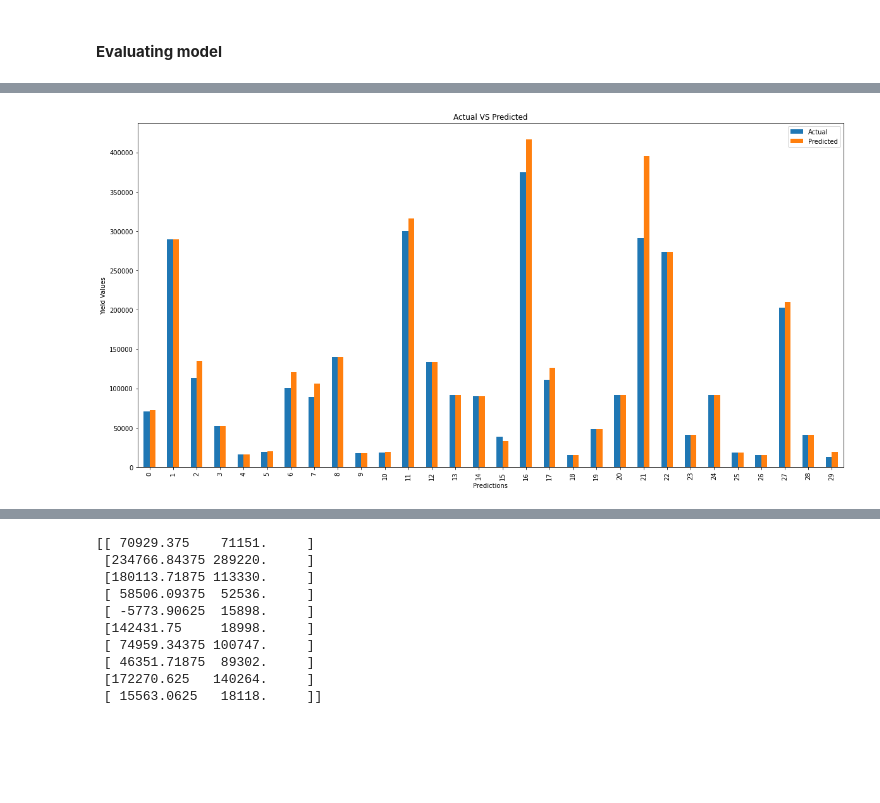
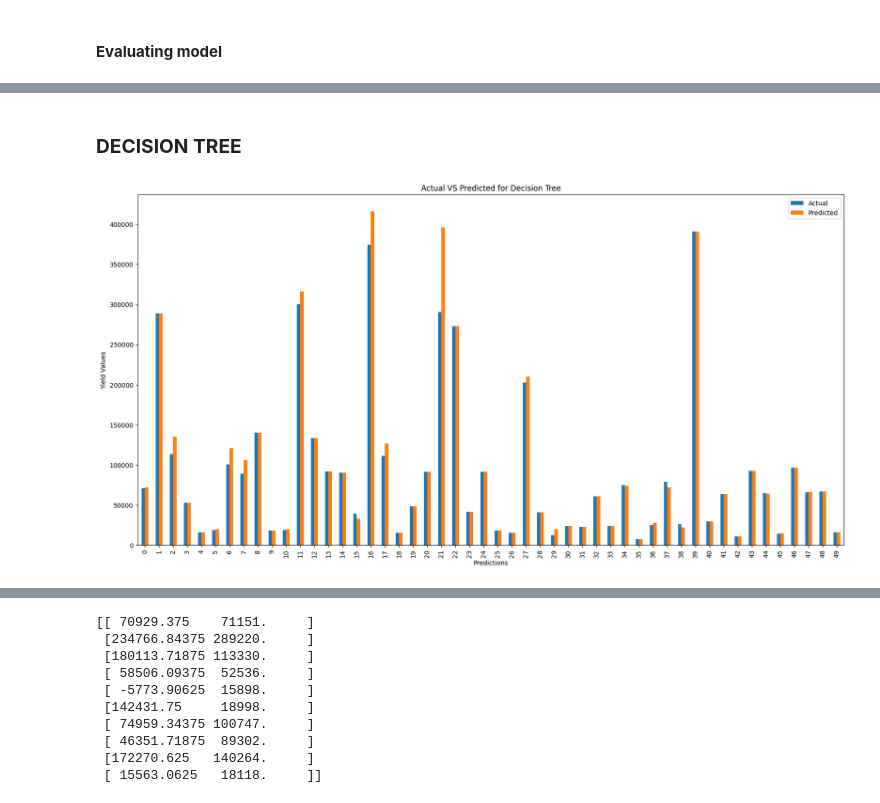
Before and after one commit to ryukirisame/crop-yield-prediction, a Jupyter notebook: crop yield predict_4.0.ipynb, the cells around one changed output, grey strips where cells are left out. Drawn from its saved outputs; the diff is of its cells as text; code cells hidden in the pictures; blank space fills up the shorter version.

```diff
--- a/crop yield predict_4.0.ipynb
+++ b/crop yield predict_4.0.ipynb
@@ -485,11 +568,15 @@ plt.show()
+# %% [markdown]
+### **DECISION TREE**
 # %%
 
-plot_10k_df_tree=pd.DataFrame({'Actual':test_labels, 'Predicted':tree_pred_10k})[:30]
-plot_10k_df_tree.reset_index(inplace=True)
-plot_10k_df_tree.plot(x='index',kind='bar', figsize=(20,10))
+plot_10k_df_tree=pd.DataFrame({'Actual':test_labels, 'Predicted':tree_pred_10k})
+
+bar_plot_10k_df_tree=plot_10k_df_tree[:50]
+bar_plot_10k_df_tree.reset_index(inplace=True)
+bar_plot_10k_df_tree.plot(x='index',kind='bar', figsize=(20,10))
 plt.ylabel('Yield Values')
 plt.xlabel('Predictions')
-plt.title('Actual VS Predicted')
+plt.title('Actual VS Predicted for Decision Tree')
 plt.show()
 # %% [output]
-[figure, old version]
+[figure, new version]
```
Also changed, not shown: parts of 25 cells of this notebook.
